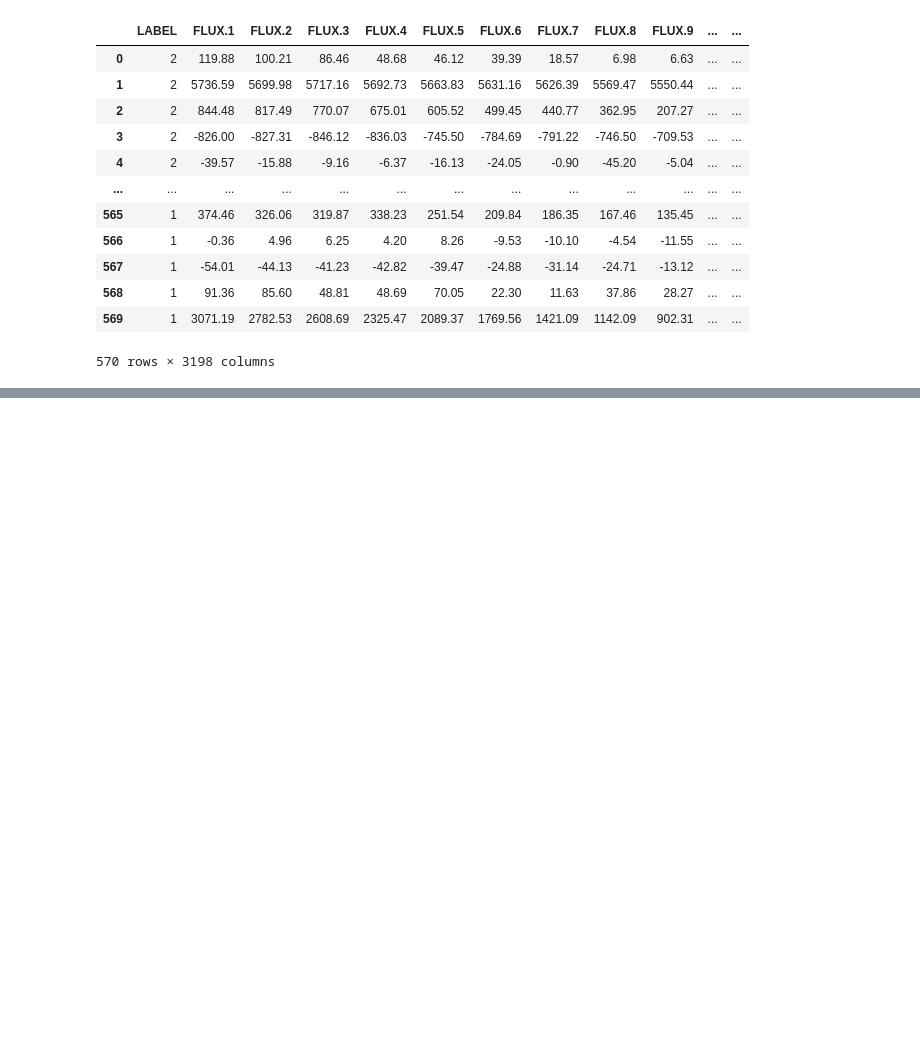
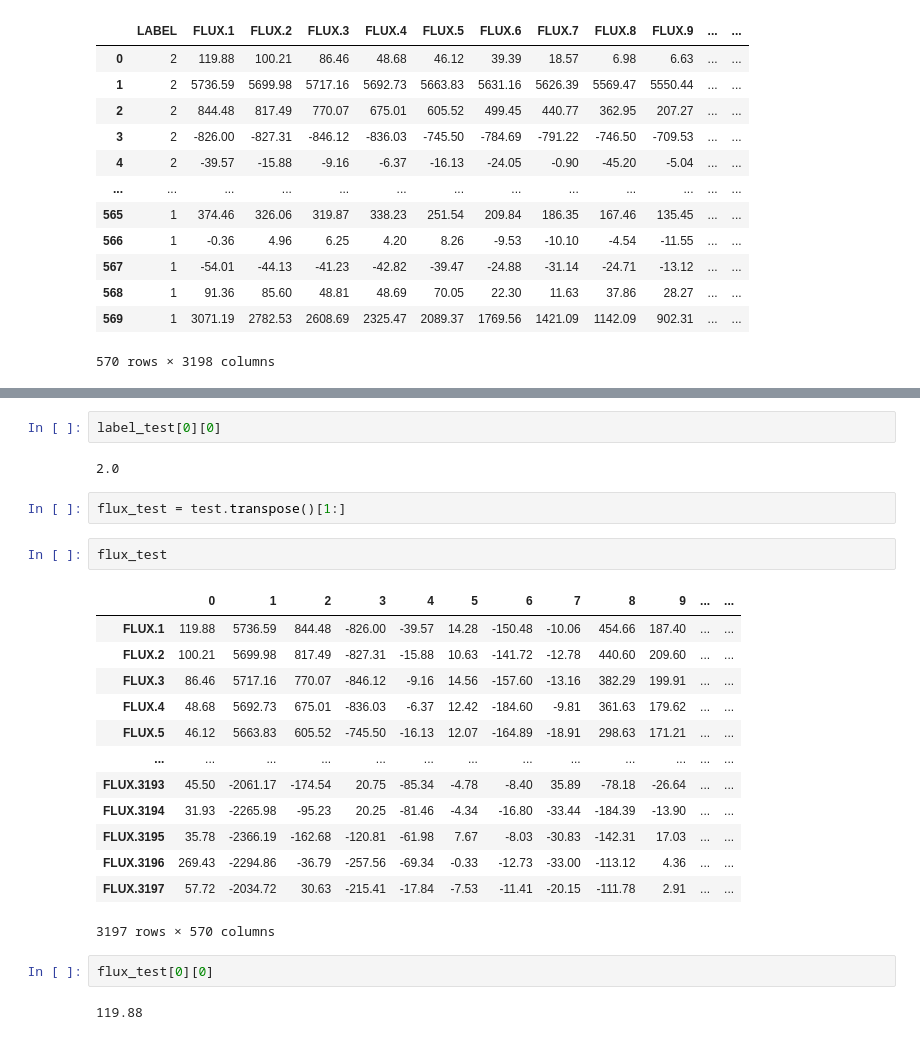
Before and after one commit to gallomovic/Projet_Machine_Learning, a Jupyter notebook: projet machine learning.ipynb, the cells around one changed output, grey strips where cells are left out. Saved outputs shown, nothing was run; the diff lists cells and outputs as text; blank space fills up the shorter version.

```diff
--- a/projet machine learning.ipynb
+++ b/projet machine learning.ipynb
@@ -38,0 +91,26 @@ test
+# %%
+label_test[0][0]
+# %% [output]
+2.0
+# %%
+flux_test = test.transpose()[1:]
+# %%
+flux_test
+# %% [output]
+|  | 0 | 1 | 2 | 3 | 4 | 5 | 6 | 7 | 8 | 9 | ... | ... |
+| FLUX.1 | 119.88 | 5736.59 | 844.48 | -826.00 | -39.57 | 14.28 | -150.48 | -10.06 | 454.66 | 187.40 | ... | ... |
+| FLUX.2 | 100.21 | 5699.98 | 817.49 | -827.31 | -15.88 | 10.63 | -141.72 | -12.78 | 440.60 | 209.60 | ... | ... |
+| FLUX.3 | 86.46 | 5717.16 | 770.07 | -846.12 | -9.16 | 14.56 | -157.60 | -13.16 | 382.29 | 199.91 | ... | ... |
+| FLUX.4 | 48.68 | 5692.73 | 675.01 | -836.03 | -6.37 | 12.42 | -184.60 | -9.81 | 361.63 | 179.62 | ... | ... |
+| FLUX.5 | 46.12 | 5663.83 | 605.52 | -745.50 | -16.13 | 12.07 | -164.89 | -18.91 | 298.63 | 171.21 | ... | ... |
+| ... | ... | ... | ... | ... | ... | ... | ... | ... | ... | ... | ... | ... |
+| FLUX.3193 | 45.50 | -2061.17 | -174.54 | 20.75 | -85.34 | -4.78 | -8.40 | 35.89 | -78.18 | -26.64 | ... | ... |
+| FLUX.3194 | 31.93 | -2265.98 | -95.23 | 20.25 | -81.46 | -4.34 | -16.80 | -33.44 | -184.39 | -13.90 | ... | ... |
+| FLUX.3195 | 35.78 | -2366.19 | -162.68 | -120.81 | -61.98 | 7.67 | -8.03 | -30.83 | -142.31 | 17.03 | ... | ... |
+| FLUX.3196 | 269.43 | -2294.86 | -36.79 | -257.56 | -69.34 | -0.33 | -12.73 | -33.00 | -113.12 | 4.36 | ... | ... |
+| FLUX.3197 | 57.72 | -2034.72 | 30.63 | -215.41 | -17.84 | -7.53 | -11.41 | -20.15 | -111.78 | 2.91 | ... | ... |
+3197 rows × 570 columns
+# %%
+flux_test[0][0]
+# %% [output]
+119.88
```
Also changed, not shown: parts of 27 cells of this notebook.
